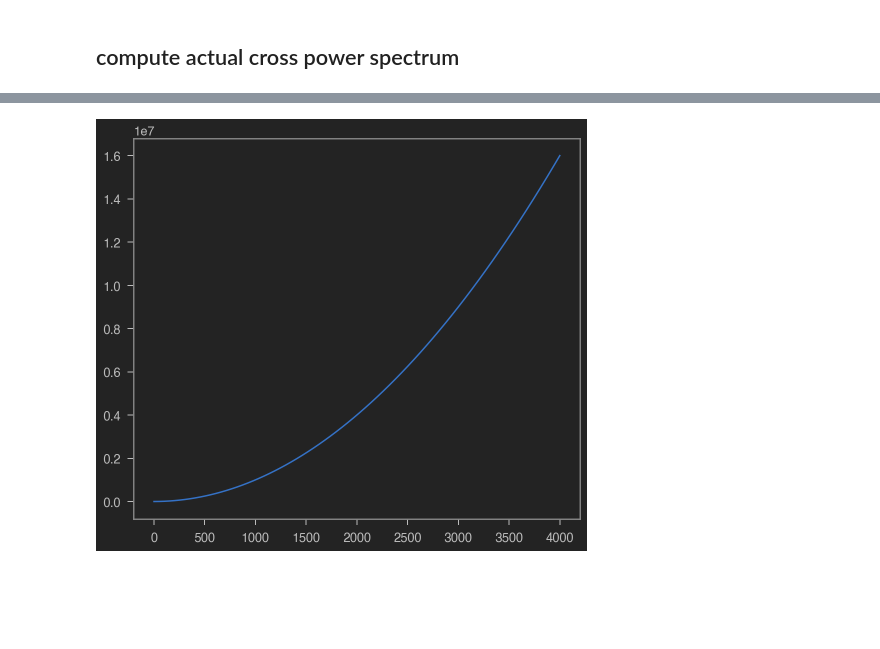
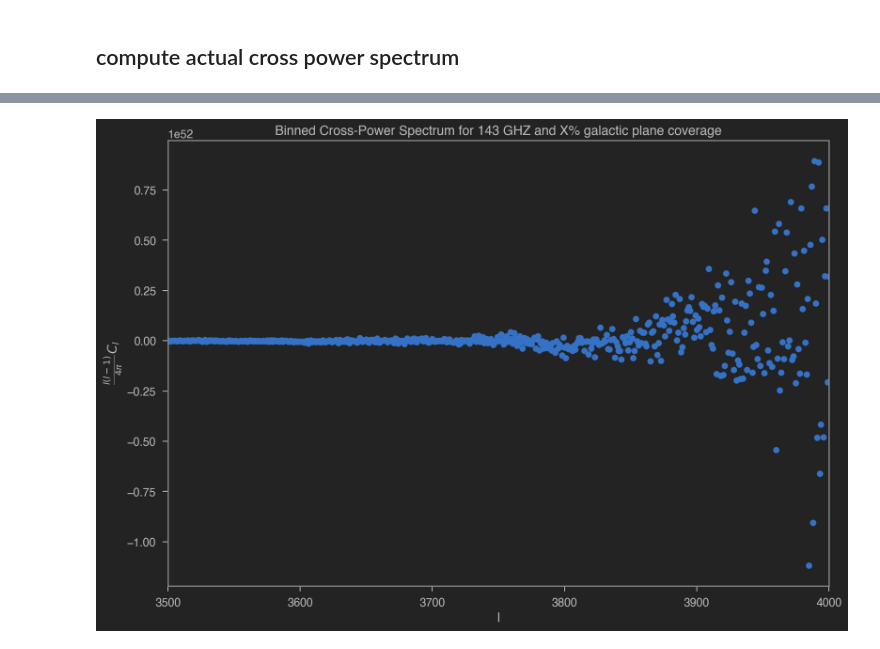
Before and after one commit to raul-bermejo/cmb_geometry, a Jupyter notebook: sandpit.ipynb, the cells around one changed output, grey strips where cells are left out. Saved outputs shown, nothing was run; the diff lists cells and outputs as text; code cells hidden in the pictures; blank space fills up the shorter version.

Commit message:
Computed first version of binned C_l with galactic plane of 20% in sandpit

```diff
--- a/sandpit.ipynb
+++ b/sandpit.ipynb
@@ -87,6 +74,6 @@ It took 0.37s. to extract the Planck
 # %%
 def find_spherical_harmonics(map_table, gp_table, ps_table, apply_mask=True,
-                             stoke_param ='I_STOKES', galactic_plane='GAL040',
+                             stoke_param ='I_STOKES', galactic_plane='GAL020',
                              frequency=143, NSIDE=2048):
     '''
     Computes the spherical harmonics from a map,
@@ -115,6 +102,6 @@ def find_spherical_harmonics(map_table, gp_table, ps_table, apply_mask=True,
     return a_lm
 
 # Call function
-a_lm_1 = find_spherical_harmonics(sky_hm1, mask_gp, mask_ps, apply_mask=False)
-a_lm_2 = find_spherical_harmonics(sky_hm2, mask_gp, mask_ps, apply_mask=False)
+a_lm_1 = find_spherical_harmonics(sky_hm1, mask_gp, mask_ps)
+a_lm_2 = find_spherical_harmonics(sky_hm2, mask_gp, mask_ps)
 # %% [output]
@@ -171,8 +155,17 @@ It took 2.32 s. to compute C_l
-# %%
-l = np.arange(len(C_l))
-
-plt.figure()
-plt.plot(l, l*(l+1)+C_l/(4*np.pi))
-plt.show()
-# %% [output]
-[figure, removed]
+# %%
+l = np.arange(len(C_l))
+C_l_binned = l*(l+1)+C_l/(4*np.pi)
+galperc = 'X'
+
+fig, ax = plt.subplots(figsize=(13,9))
+
+ax.plot(l, C_l_binned, 'o')
+ax.set_xlim([3500,4000])
+
+ax.set_xlabel('l')
+ax.set_ylabel(r'$\frac{l(l-1)}{4\pi} C_l$')
+ax.set_title(f'Binned Cross-Power Spectrum for 143 GHZ and {galperc}% galactic plane coverage')
+
+plt.show()
+# %% [output]
+[figure, added]
```
Also changed, not shown: parts of 10 cells of this notebook.
